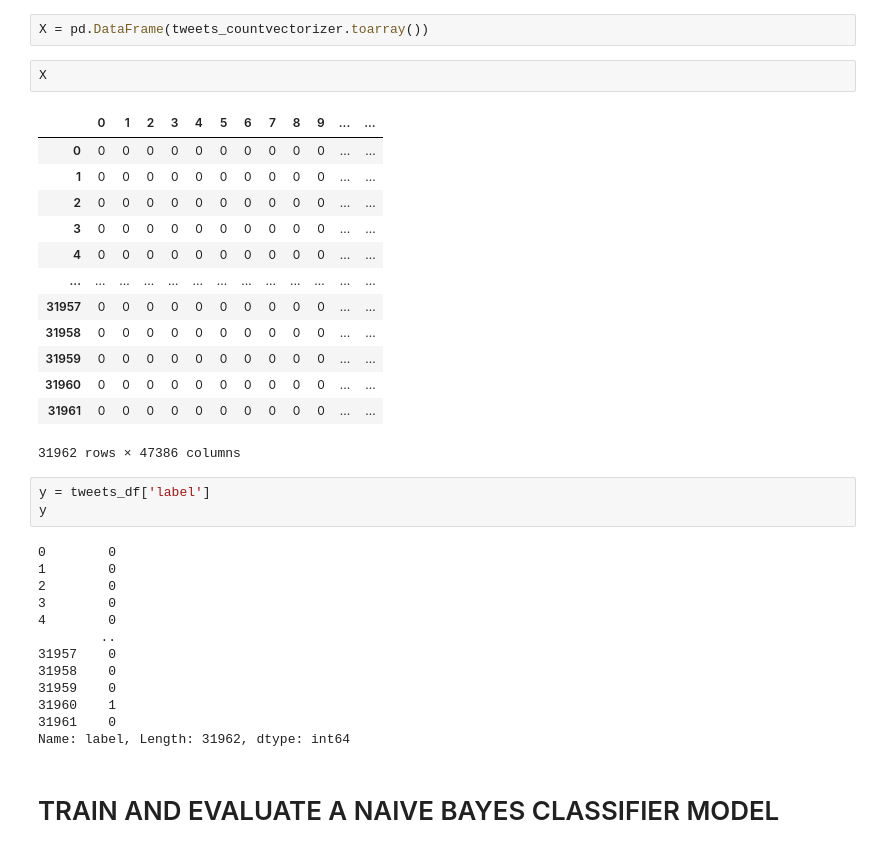
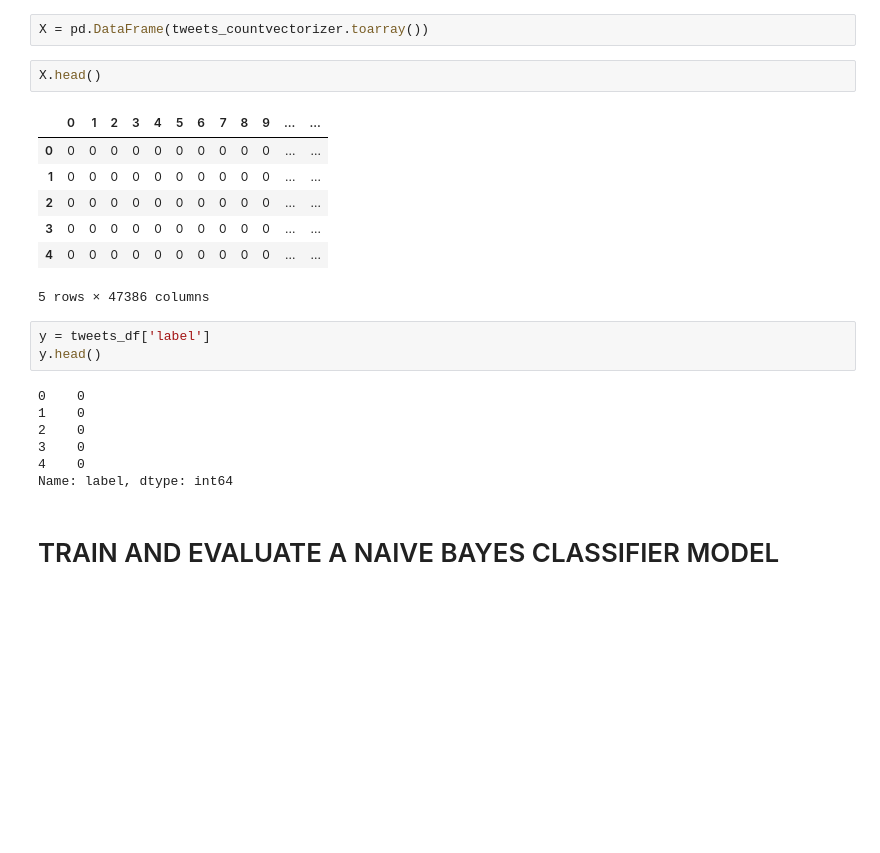
Before and after one commit to Poojasri78/Twitter-Sentiment-Analysis, a Jupyter notebook: Twitter_Sentiment_Analysis.ipynb, the cells around one changed output. Saved outputs shown, nothing was run; the diff lists cells and outputs as text; blank space fills up the shorter version.

```diff
--- a/Twitter_Sentiment_Analysis.ipynb
+++ b/Twitter_Sentiment_Analysis.ipynb
@@ -362,37 +330,25 @@ tweets_countvectorizer.shape
 # %%
 X = pd.DataFrame(tweets_countvectorizer.toarray())
 # %%
-X
+X.head()
 # %% [output]
 |  | 0 | 1 | 2 | 3 | 4 | 5 | 6 | 7 | 8 | 9 | ... | ... |
 | 0 | 0 | 0 | 0 | 0 | 0 | 0 | 0 | 0 | 0 | 0 | ... | ... |
 | 1 | 0 | 0 | 0 | 0 | 0 | 0 | 0 | 0 | 0 | 0 | ... | ... |
 | 2 | 0 | 0 | 0 | 0 | 0 | 0 | 0 | 0 | 0 | 0 | ... | ... |
 | 3 | 0 | 0 | 0 | 0 | 0 | 0 | 0 | 0 | 0 | 0 | ... | ... |
 | 4 | 0 | 0 | 0 | 0 | 0 | 0 | 0 | 0 | 0 | 0 | ... | ... |
-| ... | ... | ... | ... | ... | ... | ... | ... | ... | ... | ... | ... | ... |
-| 31957 | 0 | 0 | 0 | 0 | 0 | 0 | 0 | 0 | 0 | 0 | ... | ... |
-| 31958 | 0 | 0 | 0 | 0 | 0 | 0 | 0 | 0 | 0 | 0 | ... | ... |
-| 31959 | 0 | 0 | 0 | 0 | 0 | 0 | 0 | 0 | 0 | 0 | ... | ... |
-| 31960 | 0 | 0 | 0 | 0 | 0 | 0 | 0 | 0 | 0 | 0 | ... | ... |
-| 31961 | 0 | 0 | 0 | 0 | 0 | 0 | 0 | 0 | 0 | 0 | ... | ... |
-31962 rows × 47386 columns
+5 rows × 47386 columns
 # %%
 y = tweets_df['label']
-y
+y.head()
 # %% [output]
-0        0
-1        0
-2        0
-3        0
-4        0
-        ..
-31957    0
-31958    0
-31959    0
-31960    1
-31961    0
-Name: label, Length: 31962, dtype: int64
+0    0
+1    0
+2    0
+3    0
+4    0
+Name: label, dtype: int64
 # %% [markdown]
 # TRAIN AND EVALUATE A NAIVE BAYES CLASSIFIER MODEL
 # %%
```
Also changed, not shown: parts of 6 cells of this notebook.
